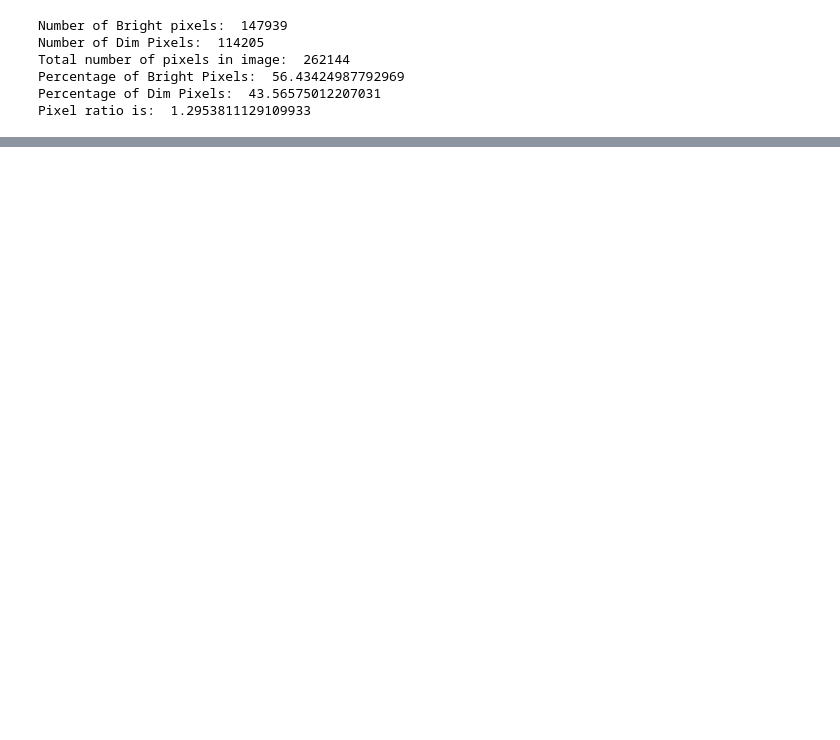
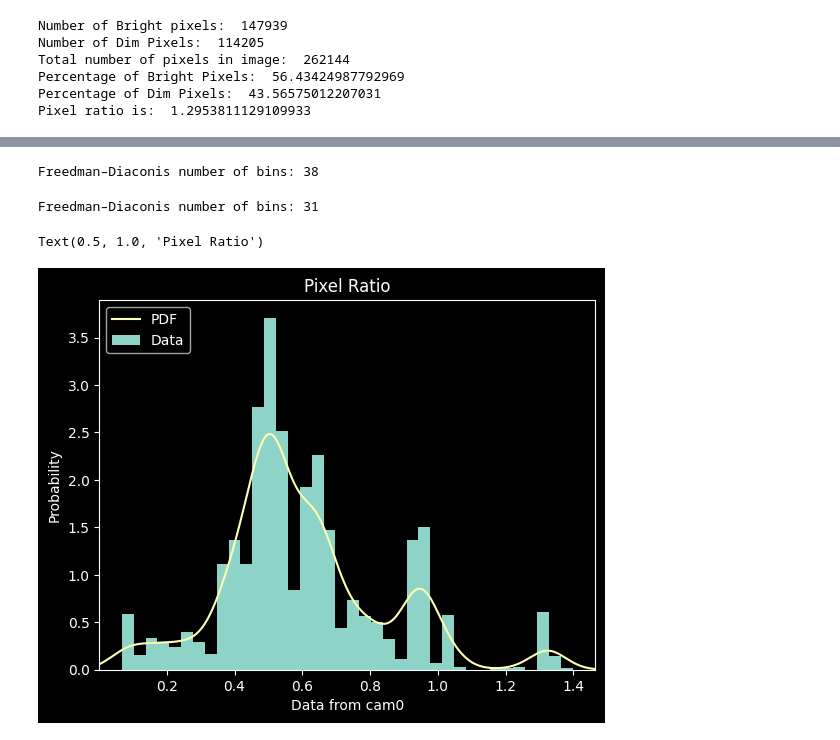
Before and after one commit to tobsthetobs/bsc-dataset-metrics, a Jupyter notebook: brightness.ipynb, the cells around one changed output, grey strips where cells are left out. Drawn from its saved outputs; the diff is of its cells as text; code cells hidden in the pictures; blank space fills up the shorter version.

```diff
--- a/brightness.ipynb
+++ b/brightness.ipynb
@@ -103,0 +107,3 @@ Pixel ratio is:  1.2953811129109933
+# %%
+import BP_ratio as bp
+EuRoC_metrics = bp.load_euroc_dataset()
@@ -103,0 +128,32 @@ Pixel ratio is:  1.2953811129109933
+# %%
+data_br, data_m = EuRoC_metrics
+import scipy.stats as st
+# %%
+q25, q75 = np.percentile(data_br[0], [25, 75])
+bin_width = 2 * (q75 - q25) * len(data_br[0]) ** (-1/3)
+bins = round((max(data_br[0]) - min(data_br[0])) / bin_width)
+print("Freedman–Diaconis number of bins:", bins)
+# %% [output]
+Freedman–Diaconis number of bins: 38
+# %%
+q25, q75 = np.percentile(data_br[1], [25, 75])
+bin_width = 2 * (q75 - q25) * len(data_br[1]) ** (-1/3)
+bins = round((max(data_br[1]) - min(data_br[1])) / bin_width)
+print("Freedman–Diaconis number of bins:", bins)
+# %% [output]
+Freedman–Diaconis number of bins: 31
+# %%
+# Plot using pyplot
+plt.hist(data_br[0], density=True, bins=38, label="Data")
+mn, mx = plt.xlim()
+plt.xlim(mn, mx)
+kde_xs = np.linspace(mn, mx, 300)
+kde = st.gaussian_kde(data_br[0])
+plt.plot(kde_xs, kde.pdf(kde_xs), label="PDF")
+plt.legend(loc="upper left")
+plt.ylabel("Probability")
+plt.xlabel("Data from cam0")
+plt.title("Pixel Ratio")
+# %% [output]
+Text(0.5, 1.0, 'Pixel Ratio')
+[figure, added]
```
Also changed, not shown: parts of 7 cells of this notebook, 1 other file.
